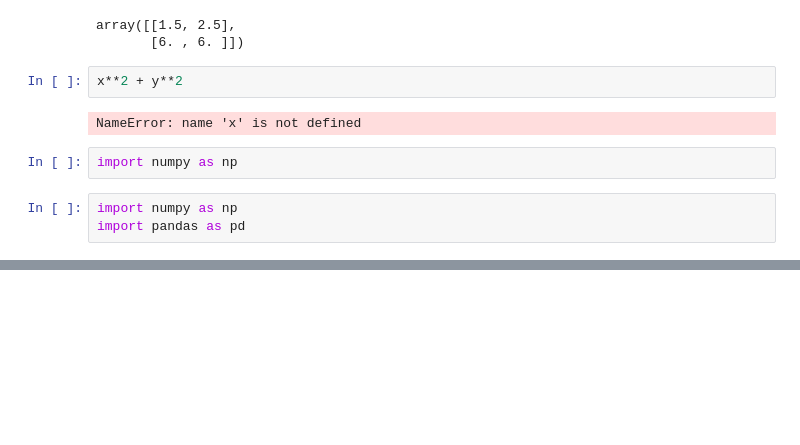
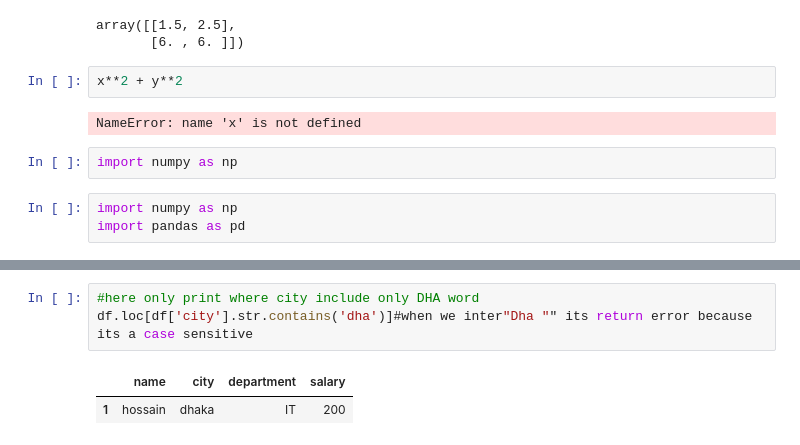
Before and after one commit to arman-hossain45/Phitrom_AI-ML, a Jupyter notebook: allModulePractice.ipynb, the cells around one changed output, grey strips where cells are left out. Cells and saved outputs as stored; diff of their text form; blank space fills up the shorter version.

```diff
--- a/allModulePractice.ipynb
+++ b/allModulePractice.ipynb
@@ -1880,0 +1902,6 @@ import pandas as pd
+# %%
+#here only print where city include only DHA word
+df.loc[df['city'].str.contains('dha')]#when we inter"Dha "" its return error because its a case sensitive
+# %% [output]
+|  | name | city | department | salary |
+| 1 | hossain | dhaka | IT | 200 |
```
Also changed, not shown: parts of 4 cells of this notebook.
